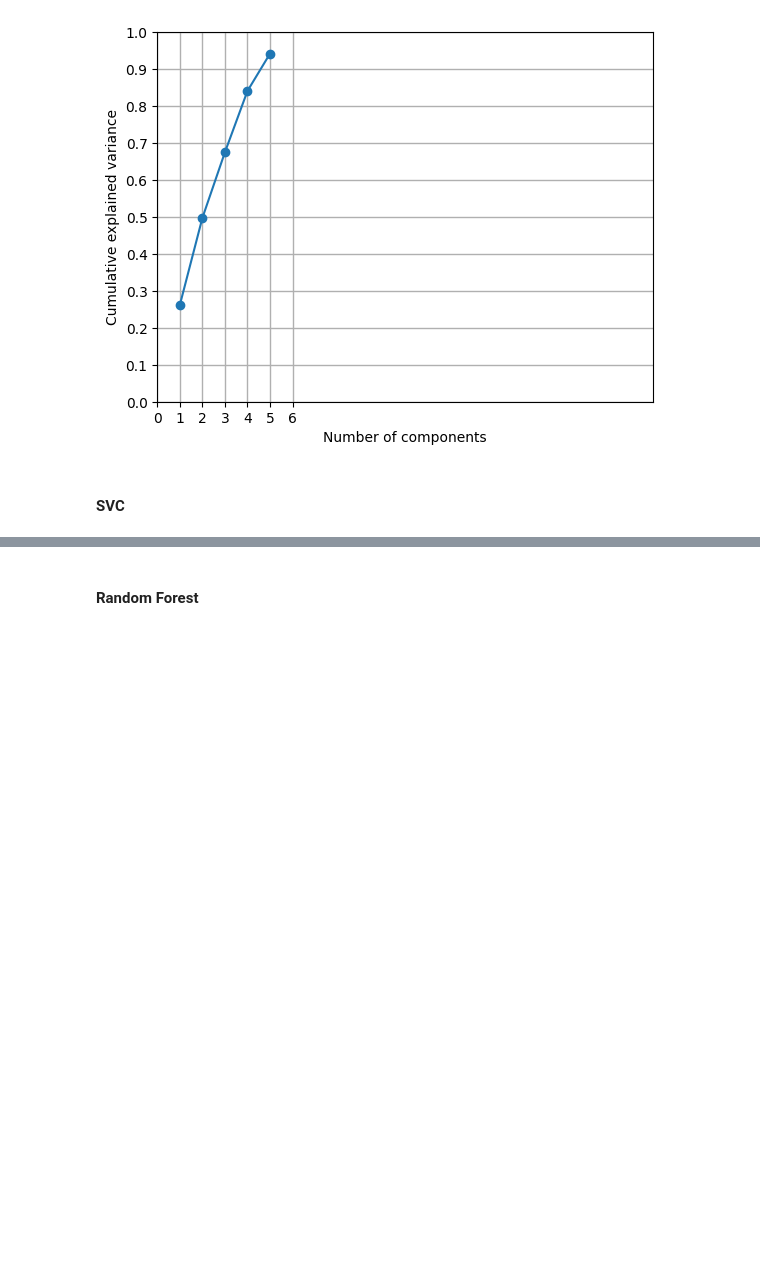
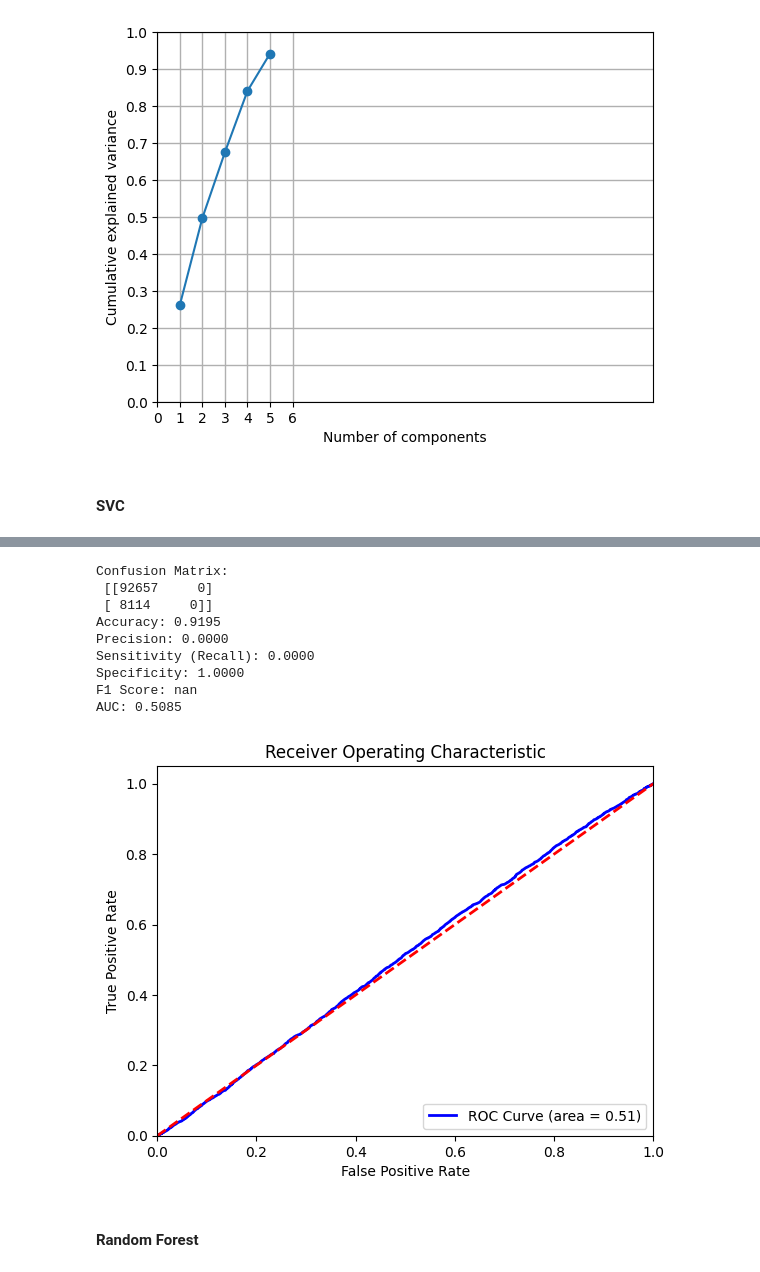
Before and after one commit to sn-nast/KMITL-2024-ML-Project, a Jupyter notebook: ML-project.ipynb, the cells around one changed output, grey strips where cells are left out. Drawn from its saved outputs; the diff is of its cells as text; code cells hidden in the pictures; blank space fills up the shorter version.

```diff
--- a/ML-project.ipynb
+++ b/ML-project.ipynb
@@ -790,9 +810,9 @@ plot_variance_ratio(pca)
 #### SVC
 # %%
 # # 6. Dimensionality Reduction using PCA for SVM
-# svm_model_pca = SVC()
-# svm_model_pca.fit(X_train_pca, y_train)
-# y_pred_svm_pca = svm_model_pca.predict(X_test_pca)
-# print("Support Vector Machine with PCA Report:\n",
-#       classification_report(y_test, y_pred_svm_pca))
-# joblib.dump(svm_model_pca, 'models/svm_pca_model.pkl')
+linear_svm_model_pca = LinearSVC(C=1, loss="hinge")
+linear_svm_model_pca.fit(X_train_pca, y_train)
+y_pred_svm_pca = linear_svm_model_pca.predict(X_test_pca)
+print("Support Vector Machine with PCA Report:\n",
+      classification_report(y_test, y_pred_svm_pca))
+joblib.dump(linear_svm_model_pca, 'models/linear_svm_pca_model.pkl')
@@ -801,3 +830,16 @@ plot_variance_ratio(pca)
+# %%
+evaluate_model(linear_svm_model_pca, X_test_pca, y_test)
+# %% [output]
+Confusion Matrix:
+ [[92657     0]
+ [ 8114     0]]
+Accuracy: 0.9195
+Precision: 0.0000
+Sensitivity (Recall): 0.0000
+Specificity: 1.0000
+F1 Score: nan
+AUC: 0.5085
+[figure, added]
 # %% [markdown]
 #### Random Forest
 # %%
```
Also changed, not shown: parts of 7 cells of this notebook.
